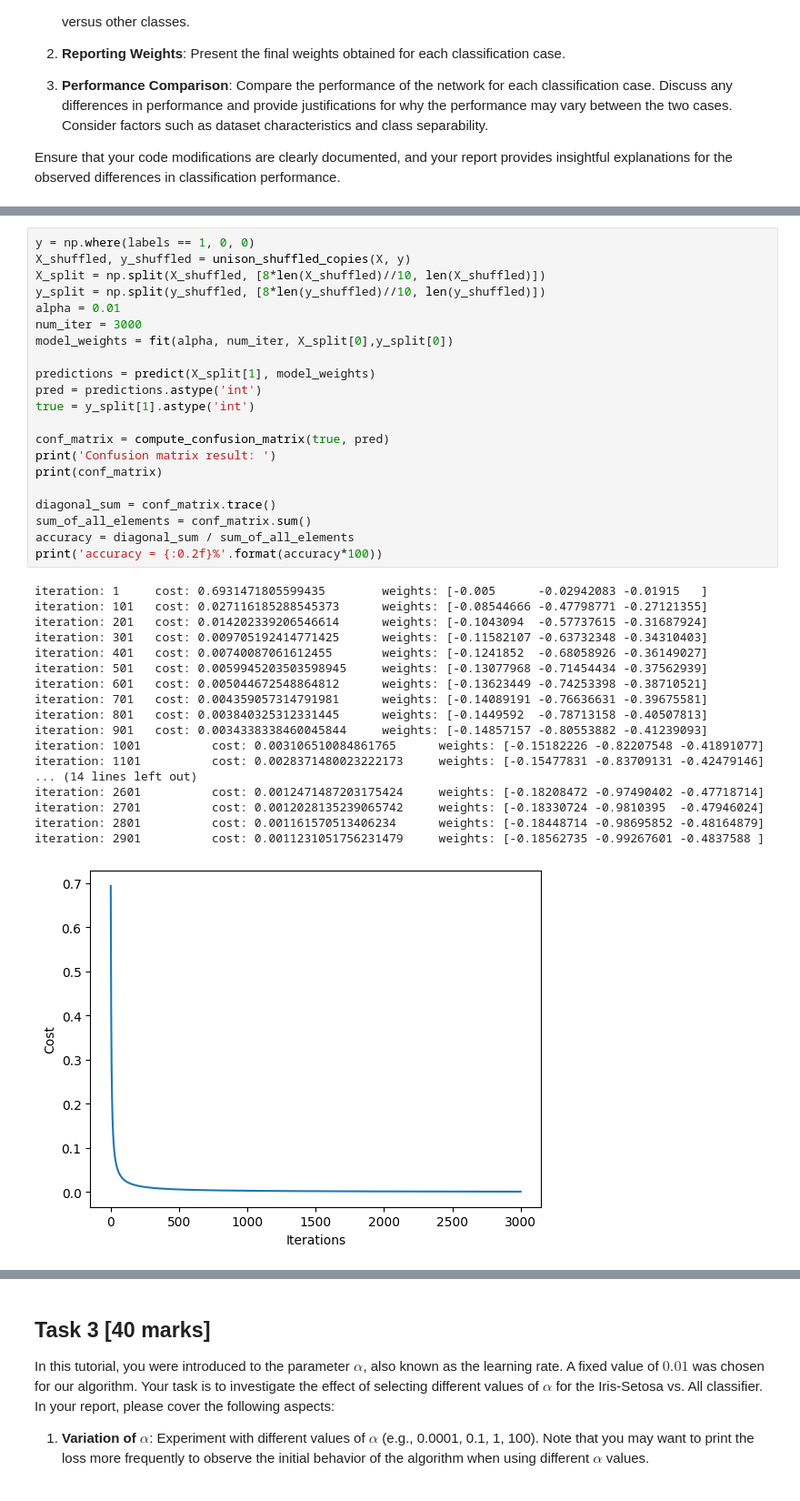
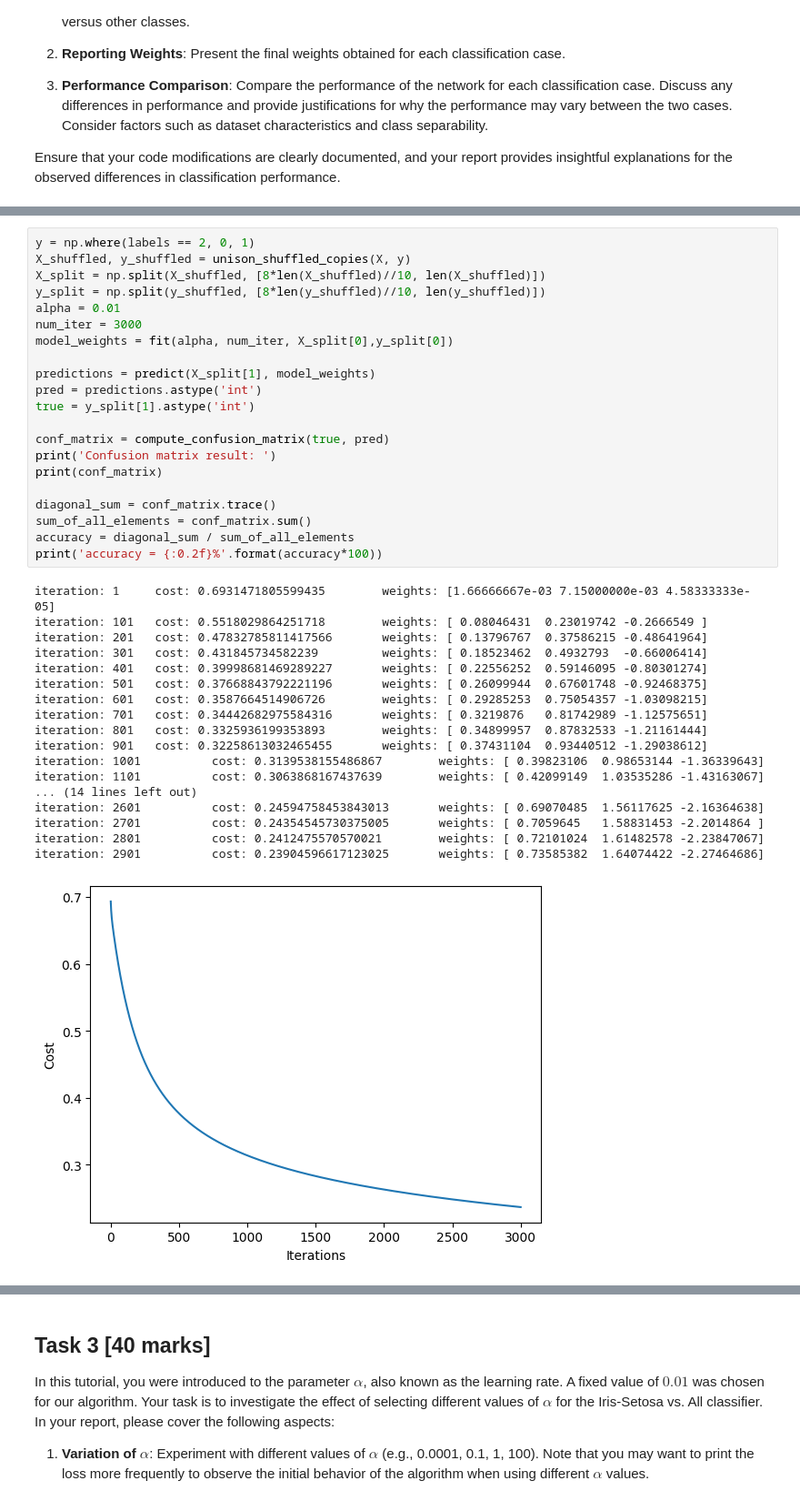
Before and after one commit to RandomCloneTrooper/ML, a Jupyter notebook: 04_ML_Logistic.ipynb, the cells around one changed output, grey strips where cells are left out. Shown at 91% size. Drawn from its saved outputs; the diff is of its cells as text.

```diff
--- a/04_ML_Logistic.ipynb
+++ b/04_ML_Logistic.ipynb
@@ -356,41 +371,41 @@ accuracy = 100.00%
 # %%
-y = np.where(labels == 1, 0, 0)
+y = np.where(labels == 2, 0, 1)
 X_shuffled, y_shuffled = unison_shuffled_copies(X, y)
 X_split = np.split(X_shuffled, [8*len(X_shuffled)//10, len(X_shuffled)])
 y_split = np.split(y_shuffled, [8*len(y_shuffled)//10, len(y_shuffled)])
 alpha = 0.01
 num_iter = 3000
 model_weights = fit(alpha, num_iter, X_split[0],y_split[0])
 
 predictions = predict(X_split[1], model_weights)
 pred = predictions.astype('int')
 true = y_split[1].astype('int')
 
 conf_matrix = compute_confusion_matrix(true, pred)
 print('Confusion matrix result: ')
 print(conf_matrix)
 
 diagonal_sum = conf_matrix.trace()
 sum_of_all_elements = conf_matrix.sum()
 accuracy = diagonal_sum / sum_of_all_elements
 print('accuracy = {:0.2f}%'.format(accuracy*100))
 # %% [output]
-iteration: 1     cost: 0.6931471805599435        weights: [-0.005      -0.02942083 -0.01915   ]
-iteration: 101   cost: 0.027116185288545373      weights: [-0.08544666 -0.47798771 -0.27121355]
-iteration: 201   cost: 0.014202339206546614      weights: [-0.1043094  -0.57737615 -0.31687924]
-iteration: 301   cost: 0.009705192414771425      weights: [-0.11582107 -0.63732348 -0.34310403]
-iteration: 401   cost: 0.00740087061612455       weights: [-0.1241852  -0.68058926 -0.36149027]
-iteration: 501   cost: 0.0059945203503598945     weights: [-0.13077968 -0.71454434 -0.37562939]
-iteration: 601   cost: 0.005044672548864812      weights: [-0.13623449 -0.74253398 -0.38710521]
-iteration: 701   cost: 0.004359057314791981      weights: [-0.14089191 -0.76636631 -0.39675581]
-iteration: 801   cost: 0.003840325312331445      weights: [-0.1449592  -0.78713158 -0.40507813]
-iteration: 901   cost: 0.0034338338460045844     weights: [-0.14857157 -0.80553882 -0.41239093]
-iteration: 1001          cost: 0.003106510084861765      weights: [-0.15182226 -0.82207548 -0.41891077]
-iteration: 1101          cost: 0.0028371480023222173     weights: [-0.15477831 -0.83709131 -0.42479146]
+iteration: 1     cost: 0.6931471805599435        weights: [1.66666667e-03 7.15000000e-03 4.58333333e-05]
+iteration: 101   cost: 0.5518029864251718        weights: [ 0.08046431  0.23019742 -0.2666549 ]
+iteration: 201   cost: 0.47832785811417566       weights: [ 0.13796767  0.37586215 -0.48641964]
+iteration: 301   cost: 0.431845734582239         weights: [ 0.18523462  0.4932793  -0.66006414]
+iteration: 401   cost: 0.39998681469289227       weights: [ 0.22556252  0.59146095 -0.80301274]
+iteration: 501   cost: 0.37668843792221196       weights: [ 0.26099944  0.67601748 -0.92468375]
+iteration: 601   cost: 0.3587664514906726        weights: [ 0.29285253  0.75054357 -1.03098215]
+iteration: 701   cost: 0.34442682975584316       weights: [ 0.3219876   0.81742989 -1.12575651]
+iteration: 801   cost: 0.3325936199353893        weights: [ 0.34899957  0.87832533 -1.21161444]
+iteration: 901   cost: 0.32258613032465455       weights: [ 0.37431104  0.93440512 -1.29038612]
+iteration: 1001          cost: 0.3139538155486867        weights: [ 0.39823106  0.98653144 -1.36339643]
+iteration: 1101          cost: 0.3063868167437639        weights: [ 0.42099149  1.03535286 -1.43163067]
 ... (14 lines left out)
-iteration: 2601          cost: 0.0012471487203175424     weights: [-0.18208472 -0.97490402 -0.47718714]
-iteration: 2701          cost: 0.0012028135239065742     weights: [-0.18330724 -0.9810395  -0.47946024]
-iteration: 2801          cost: 0.001161570513406234      weights: [-0.18448714 -0.98695852 -0.48164879]
-iteration: 2901          cost: 0.0011231051756231479     weights: [-0.18562735 -0.99267601 -0.4837588 ]
+iteration: 2601          cost: 0.24594758453843013       weights: [ 0.69070485  1.56117625 -2.16364638]
+iteration: 2701          cost: 0.24354545730375005       weights: [ 0.7059645   1.58831453 -2.2014864 ]
+iteration: 2801          cost: 0.2412475570570021        weights: [ 0.72101024  1.61482578 -2.23847067]
+iteration: 2901          cost: 0.23904596617123025       weights: [ 0.73585382  1.64074422 -2.27464686]
-[figure, old version]
+[figure, new version]
 Confusion matrix result:
```
Also changed, not shown: parts of 3 cells of this notebook.
